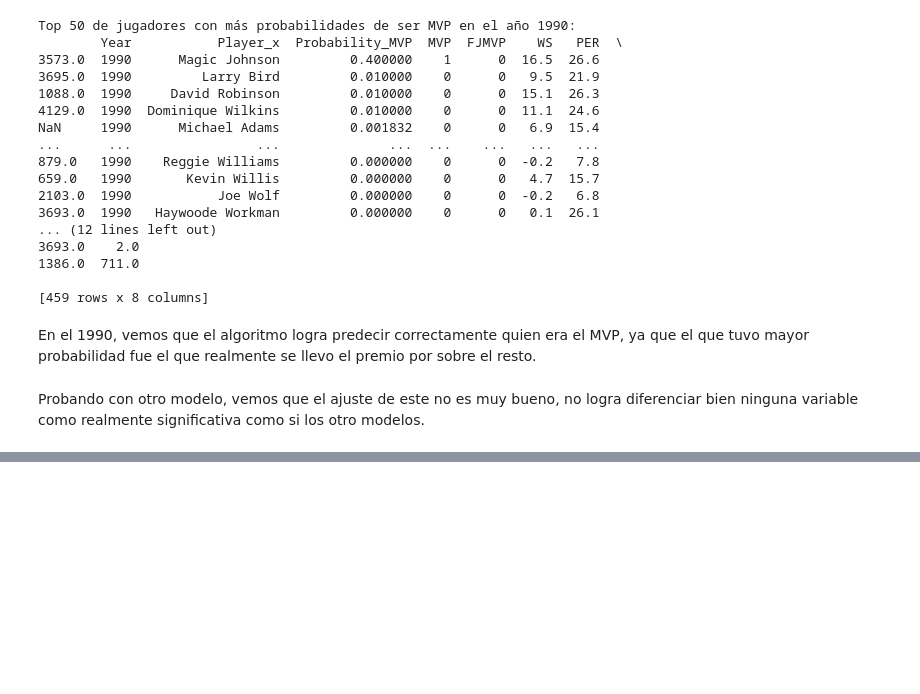
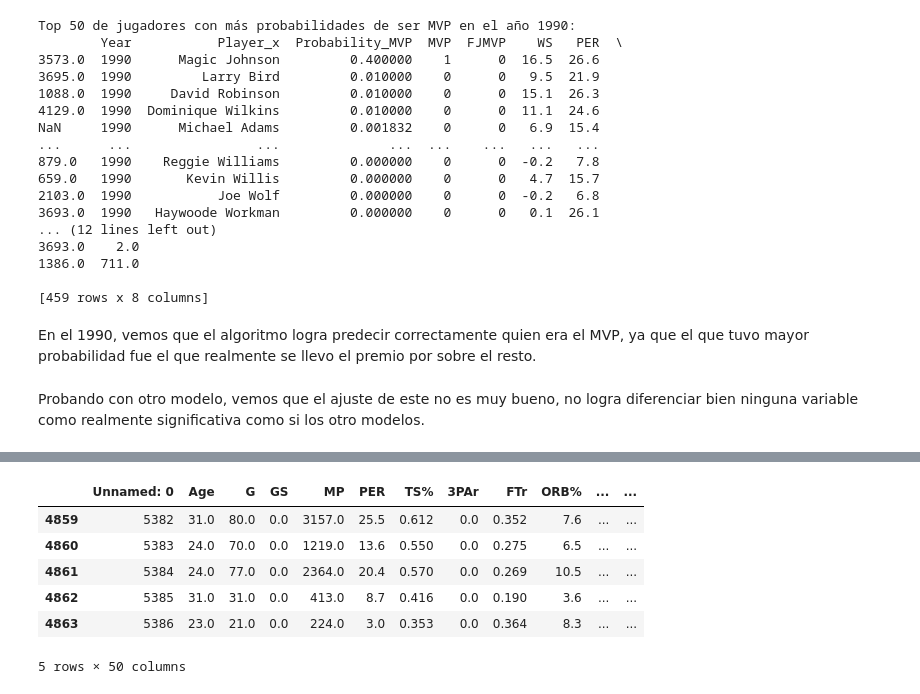
Before and after one commit to JuaniRipoll/juan-ripoll, a Jupyter notebook: CODER/NuevaEntrega_Ripoll.ipynb, the cells around one changed output, grey strips where cells are left out. Saved outputs shown, nothing was run; the diff lists cells and outputs as text; code cells hidden in the pictures; blank space fills up the shorter version.

```diff
--- a/CODER/NuevaEntrega_Ripoll.ipynb
+++ b/CODER/NuevaEntrega_Ripoll.ipynb
@@ -722,0 +723,15 @@ data_mvp.head(100)
+# %%
+condiciones = (
+    (df_data3['TS%'] > 0.45) &
+    (df_data3['GS'] > 70) &
+    (df_data3['PER'] > 20) &
+    (df_data3['PF'] > 100) &
+    (df_data3['PTS'] > 1200)
+)
+
+# Crea la nueva variable dummy con ceros en todas las filas
+df_data3['nueva_variable_dummy'] = 0
+
+# Asigna 1 solo a las filas que cumplen con las condiciones
+df_data3.loc[condiciones, 'nueva_variable_dummy'] = 1
+df_data3.info()
@@ -722,0 +756,17 @@ data_mvp.head(100)
+# %%
+x2 = df_data3.drop("Player", axis=1)
+x3 = x2.drop('Tm', axis=1)
+x4 = x3.drop('Pos', axis=1)
+x5 = x4.drop('Year', axis=1)
+x = x5.drop('MVP', axis=1)
+y = df_data3['MVP']
+
+x5.head()
+# %% [output]
+|  | Unnamed: 0 | Age | G | GS | MP | PER | TS% | 3PAr | FTr | ORB% | ... | ... |
+| 4859 | 5382 | 31.0 | 80.0 | 0.0 | 3157.0 | 25.5 | 0.612 | 0.0 | 0.352 | 7.6 | ... | ... |
+| 4860 | 5383 | 24.0 | 70.0 | 0.0 | 1219.0 | 13.6 | 0.550 | 0.0 | 0.275 | 6.5 | ... | ... |
+| 4861 | 5384 | 24.0 | 77.0 | 0.0 | 2364.0 | 20.4 | 0.570 | 0.0 | 0.269 | 10.5 | ... | ... |
+| 4862 | 5385 | 31.0 | 31.0 | 0.0 | 413.0 | 8.7 | 0.416 | 0.0 | 0.190 | 3.6 | ... | ... |
+| 4863 | 5386 | 23.0 | 21.0 | 0.0 | 224.0 | 3.0 | 0.353 | 0.0 | 0.364 | 8.3 | ... | ... |
+5 rows × 50 columns
```
Also changed, not shown: parts of 8 cells of this notebook.
